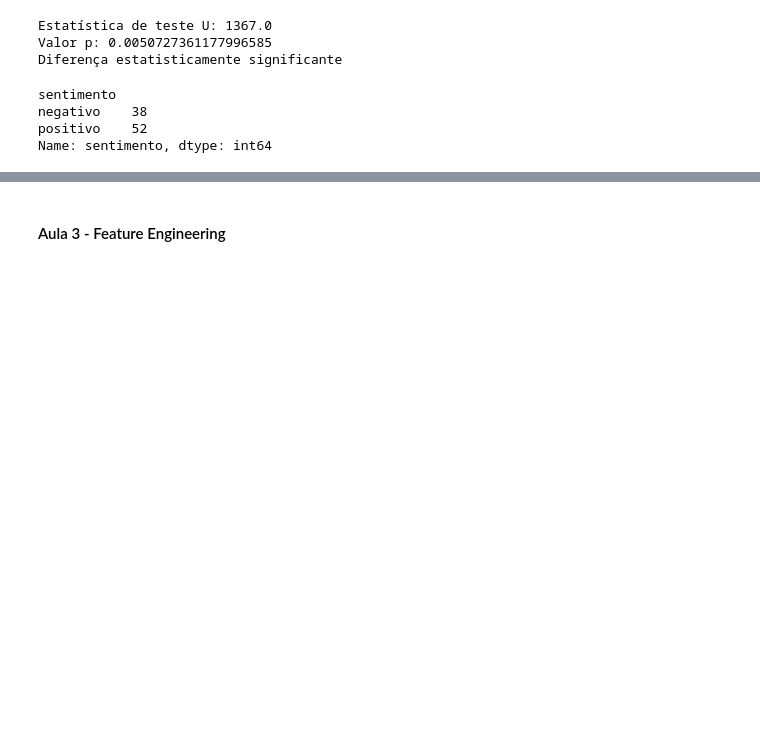
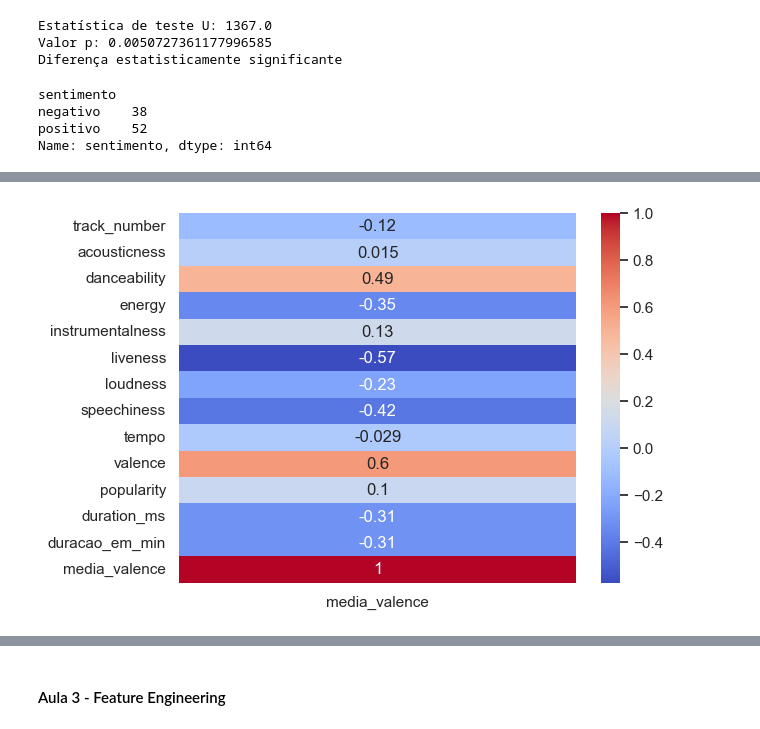
Before and after one commit to RicardViana/fiap-Machine-Learning-and-Time-Series, a Jupyter notebook: machine_learning_com_python.ipynb, the cells around one changed output, grey strips where cells are left out. Cells and saved outputs as stored; diff of their text form; code cells hidden in the pictures; blank space fills up the shorter version.

```diff
--- a/machine_learning_com_python.ipynb
+++ b/machine_learning_com_python.ipynb
@@ -918,0 +943,12 @@ df_resultado_final.tail()
+# %%
+# Selecionar apenas colunas numéricas --> Na aula não é feito isso, mas, geera erro aqui
+df_numerico = df_resultado_final.select_dtypes(include=['number'])
+
+# Criar matriz de correlação
+matriz_correlacao = df_numerico.corr()
+
+# Obter correlação com a coluna 'media_valence'
+correlacao_sentimento = matriz_correlacao["media_valence"]
+
+# Exibir resultado
+display(correlacao_sentimento)
@@ -918,0 +971,7 @@ df_resultado_final.tail()
+# %%
+# Criar grafico de mapa de calor
+
+sns.heatmap(correlacao_sentimento.to_frame(), annot=True, cmap="coolwarm")
+plt.show()
+# %% [output]
+[figure, added]
```
Also changed, not shown: parts of 15 cells of this notebook.
